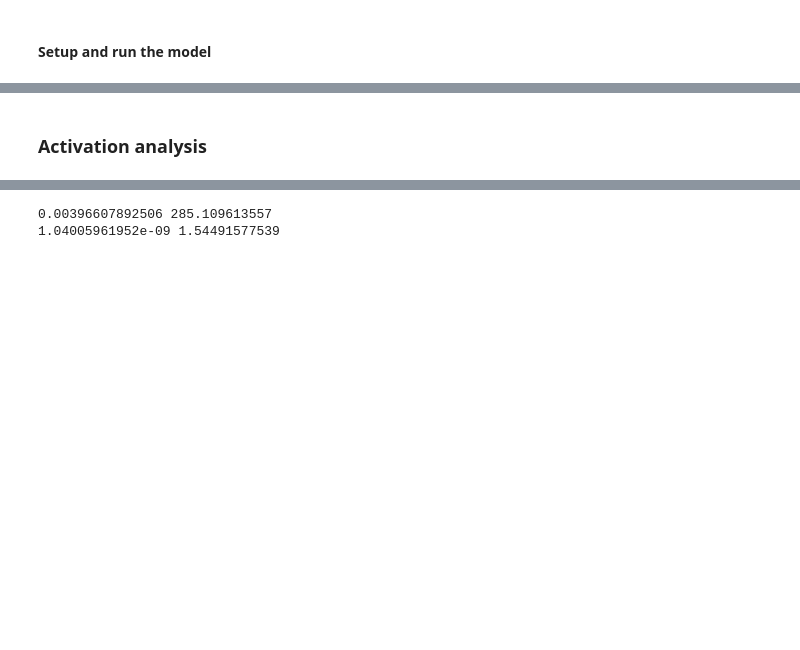
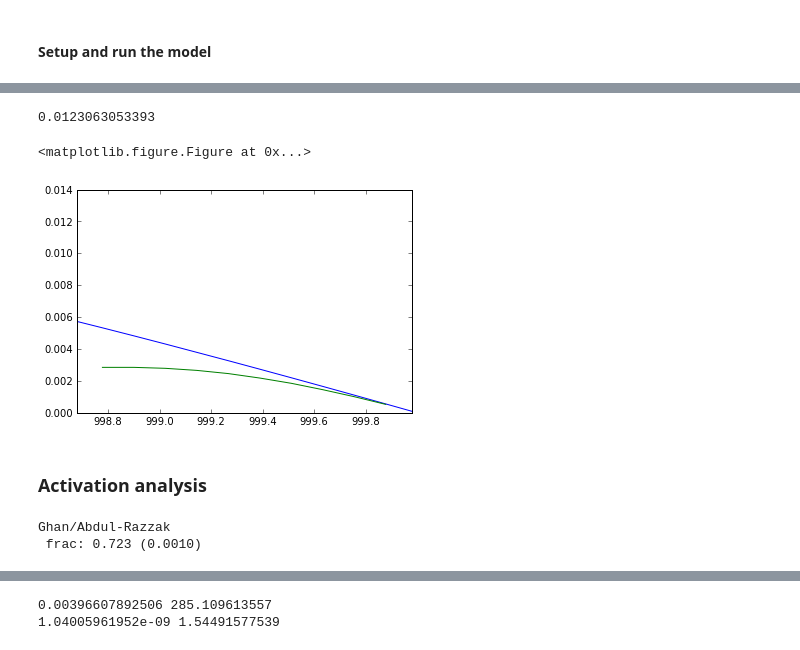
Before and after one commit to darothen/pyrcel, a Jupyter notebook: run_model.ipynb, the cells around one changed output, grey strips where cells are left out. Drawn from its saved outputs; the diff is of its cells as text; code cells hidden in the pictures; blank space fills up the shorter version.

```diff
--- a/run_model.ipynb
+++ b/run_model.ipynb
@@ -79,6 +79,30 @@ n_steps = 20001
 
 Integration successful.
 ...done
+# %%
+print parcel.S.max()
+plot(parcel.P/100., parcel['S'])
+
+ghan = pandas.read_csv("/Users/daniel/workspace/subgrid/test.csv")
+plot(ghan.pressure, ghan.S)
+
+xlim(ghan.pressure.min()*0.9999, ghan.pressure.max()*1.0001)
+
+figure()
+# %% [output]
+0.0123063053393
+<matplotlib.figure.Figure at 0x...>
+[figure, added]
 # %% [markdown]
 ### Activation analysis
+# %%
+## Parameterization -
+Smax, actfracs = activation(V, T0, P0, initial_aerosols)
+
+print "Ghan/Abdul-Razzak"
+print " frac: %1.3f (%1.4f)" % (actfrac, Smax)
+print ""
+# %% [output]
+Ghan/Abdul-Razzak
+ frac: 0.723 (0.0010)
 # %%
```
Also changed, not shown: parts of 6 cells of this notebook, 3 other files.
